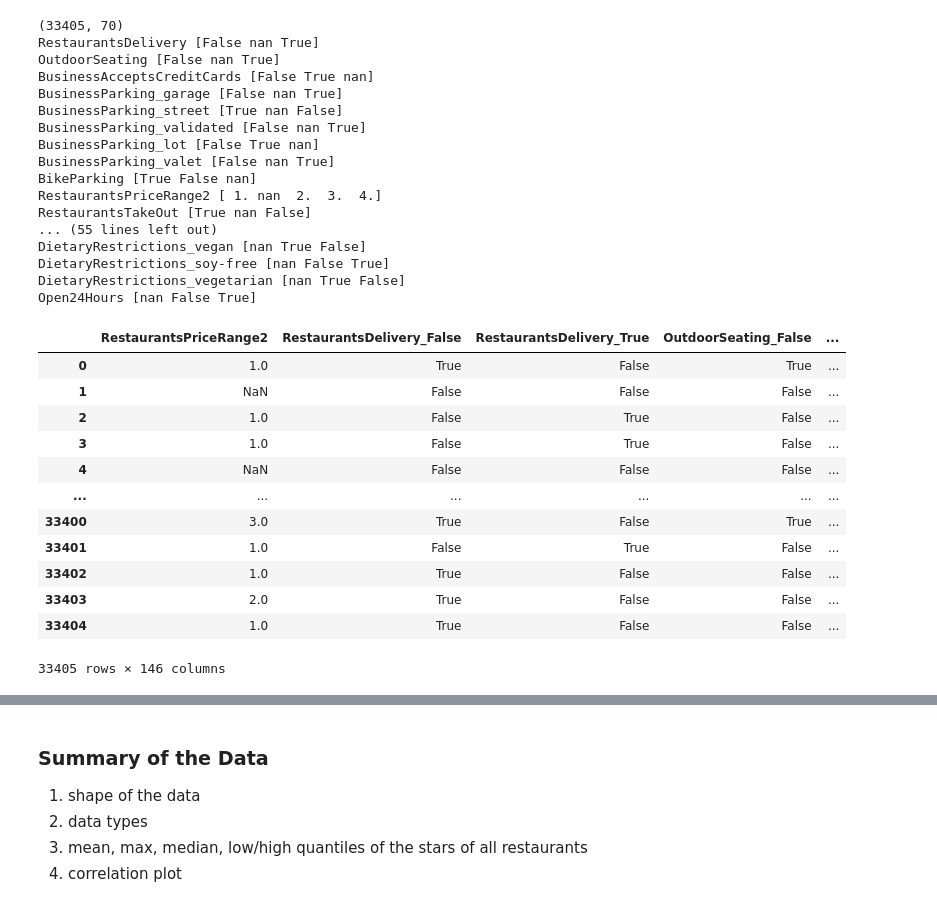
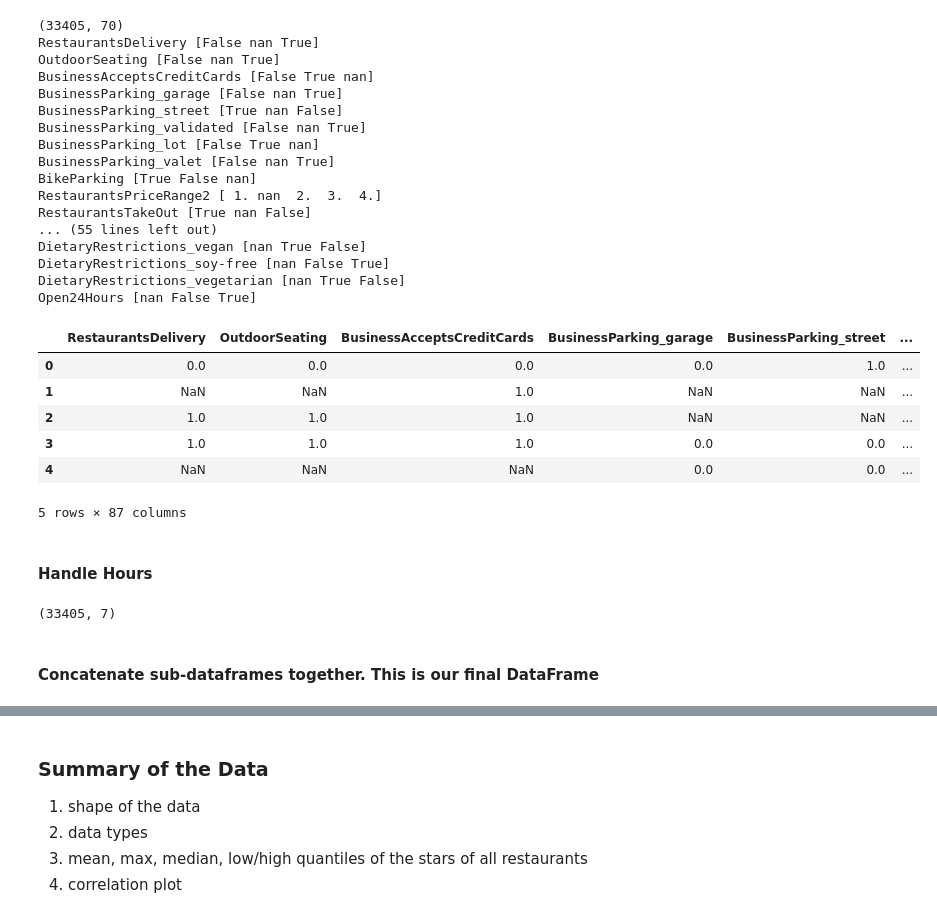
Before and after one commit to Thunderbeee/yelp_ac209a, a Jupyter notebook: milestone4_code.ipynb, the cells around one changed output, grey strips where cells are left out. Saved outputs shown, nothing was run; the diff lists cells and outputs as text; code cells hidden in the pictures.

```diff
--- a/milestone4_code.ipynb
+++ b/milestone4_code.ipynb
@@ -171,19 +174,55 @@ DietaryRestrictions_vegan [nan True False]
 DietaryRestrictions_soy-free [nan False True]
 DietaryRestrictions_vegetarian [nan True False]
 Open24Hours [nan False True]
-# %%
-pd.get_dummies(attr_df_copy, dummy_na = False)
-# %% [output]
-|  | RestaurantsPriceRange2 | RestaurantsDelivery_False | RestaurantsDelivery_True | OutdoorSeating_False | ... |
-| 0 | 1.0 | True | False | True | ... |
-| 1 | NaN | False | False | False | ... |
-| 2 | 1.0 | False | True | False | ... |
-| 3 | 1.0 | False | True | False | ... |
-| 4 | NaN | False | False | False | ... |
-| ... | ... | ... | ... | ... | ... |
-| 33400 | 3.0 | True | False | True | ... |
-| 33401 | 1.0 | False | True | False | ... |
-| 33402 | 1.0 | True | False | False | ... |
-| 33403 | 2.0 | True | False | False | ... |
-| 33404 | 1.0 | True | False | False | ... |
-33405 rows × 146 columns
+# %%
+# Map noise level to numerical order
+attr_df_copy["NoiseLevel"] = attr_df_copy["NoiseLevel"].map({"quiet": 1, "average": 2, "loud": 3, "very_loud": 4})
+# %%
+# Create one-hot columns.
+# One-hot columns are the ones with categories.
+one_hot_cols = ["WiFi", "Alcohol", "RestaurantsAttire", "Smoking", "BYOBCorkage", "AgesAllowed"]
+attr_df_dummies = pd.get_dummies(attr_df_copy[one_hot_cols], dummy_na = True)
+attr_df_copy = attr_df_copy.drop(one_hot_cols, axis = 1).join(attr_df_dummies)
+attr_df_copy = attr_df_copy.astype(float)
+attr_df_copy.head()
+# %% [output]
+|  | RestaurantsDelivery | OutdoorSeating | BusinessAcceptsCreditCards | BusinessParking_garage | BusinessParking_street | ... |
+| 0 | 0.0 | 0.0 | 0.0 | 0.0 | 1.0 | ... |
+| 1 | NaN | NaN | 1.0 | NaN | NaN | ... |
+| 2 | 1.0 | 1.0 | 1.0 | NaN | NaN | ... |
+| 3 | 1.0 | 1.0 | 1.0 | 0.0 | 0.0 | ... |
+| 4 | NaN | NaN | NaN | 0.0 | 0.0 | ... |
+5 rows × 87 columns
+# %% [markdown]
+#### Handle Hours
+# %%
+# Show restaurant hours by opening duration.
+hours_df = restaurant_df[["hours"]]
+days_of_week = ["Monday", "Tuesday", "Wednesday", "Thursday", "Friday", "Saturday", "Sunday"]
+hours_list = []
+for i, row in restaurant_df.iterrows():
+    record = {}
+    hour_dict = row["hours"]
+    if not isinstance(hour_dict, dict):
+        hours_list.append({})
+    else:
+        for k, v in hour_dict.items():
+            start_time, end_time = v.split("-")
+            start_hour, start_minute = [int(i) for i in start_time.split(":")]
+            end_hour, end_minute = [int(i) for i in end_time.split(":")]
+            open_time = (end_hour - start_hour) + (end_minute - start_minute) / 60
+            # In case a restaurant opens from the end of the first day to the start of the second day
+            if open_time <= 0:
+                open_time += 24
+            record[f"{k}_hour"] = open_time
+            # If a day of week is missing, the restaurant does not open on that day. Opening hours should be 0.
+        for d in days_of_week:
+            if d not in record.keys():
+                record[f"{d}_hour"] = 0
+        hours_list.append(record)
+hours_df_copy = pd.DataFrame(hours_list)
+hours_df_copy.shape
+# %% [output]
+(33405, 7)
+# %% [markdown]
+#### Concatenate sub-dataframes together. This is our final DataFrame
```
Also changed, not shown: parts of 8 cells of this notebook, 1 other file.
